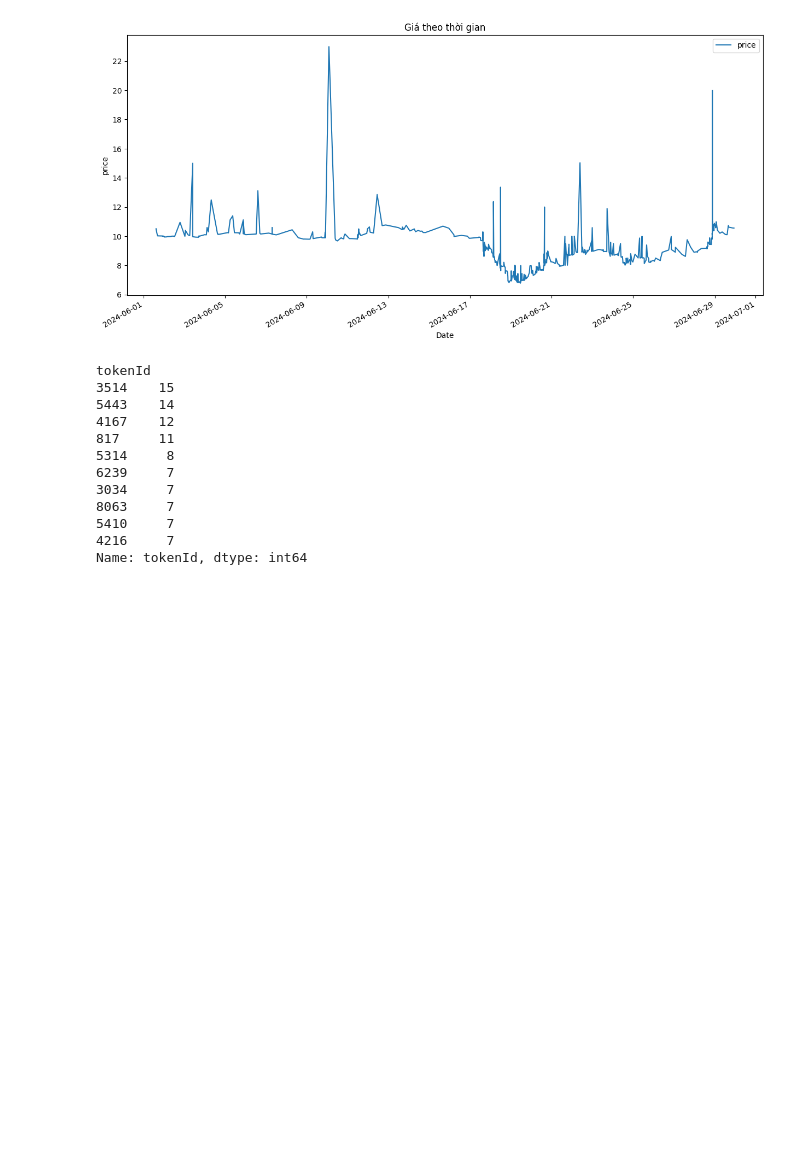
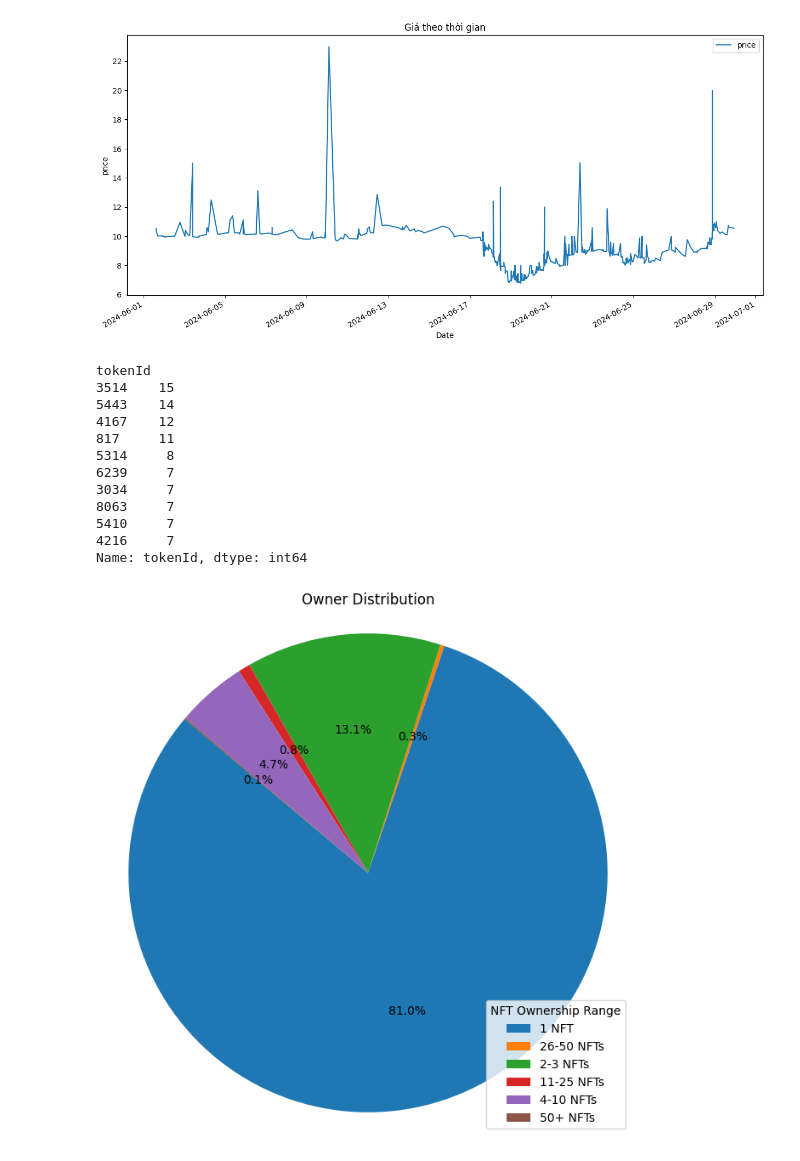
Before and after one commit to kanhnguyxn/DA, a Jupyter notebook: process.ipynb, the cells around one changed output. Drawn from its saved outputs; the diff is of its cells as text; code cells hidden in the pictures; blank space fills up the shorter version.

```diff
--- a/process.ipynb
+++ b/process.ipynb
@@ -269,3 +372,47 @@ tokenId
 5410     7
 4216     7
 Name: tokenId, dtype: int64
+# %%
+df_owners = df_nfts.groupby('owners_address')[['quantity']].count().sort_values(by='quantity', ascending=False)
+df_owners = df_owners.reset_index()
+df_owners
+
+# tính số lượng người nắm giữ 1, 2-3,4-10, 11-25, 26-50, 50+
+owned_1 = df_owners[df_owners['quantity'] == 1].shape[0]
+
+# Count owners with 2-3 NFTs (assuming inclusive range)
+owned_2_3 = df_owners[(df_owners['quantity'] >= 2) & (df_owners['quantity'] <= 3)].shape[0]
+
+# Similar logic for other ranges (adjust conditions as needed)
+owned_4_10 = df_owners[(df_owners['quantity'] >= 4) & (df_owners['quantity'] <= 10)].shape[0]
+owned_11_25 = df_owners[(df_owners['quantity'] >= 11) & (df_owners['quantity'] <= 25)].shape[0]
+owned_26_50 = df_owners[(df_owners['quantity'] >= 26) & (df_owners['quantity'] <= 50)].shape[0]
+owned_50_plus = df_owners[df_owners['quantity'] > 50].shape[0]
+# %%
+labels = ["1 NFT","26-50 NFTs","2-3 NFTs", "11-25 NFTs","4-10 NFTs","50+ NFTs"]
+percentages = [
+    (owned_1 / df_owners['quantity'].sum()) * 100,
+    (owned_26_50 / df_owners['quantity'].sum()) * 100,
+    (owned_2_3 / df_owners['quantity'].sum()) * 100,
+    (owned_11_25 / df_owners['quantity'].sum()) * 100,
+    (owned_4_10 / df_owners['quantity'].sum()) * 100,
+    (owned_50_plus / df_owners['quantity'].sum()) * 100,
+
+]
+
+# Create a Pandas Series from percentages
+fig, ax = plt.subplots(figsize=(8, 8))
+wedges, texts, autotexts = ax.pie(
+    percentages, labels=None, autopct="%1.1f%%", startangle=140
+)
+
+# Add labels to the legend
+plt.legend(wedges, labels, title="NFT Ownership Range")
+
+# Set title and aspect ratio
+ax.set_title("Owner Distribution")
+plt.axis('equal')
+
+plt.show()
+# %% [output]
+[figure, added]
```
Also changed, not shown: parts of 6 cells of this notebook, 1 other file.
